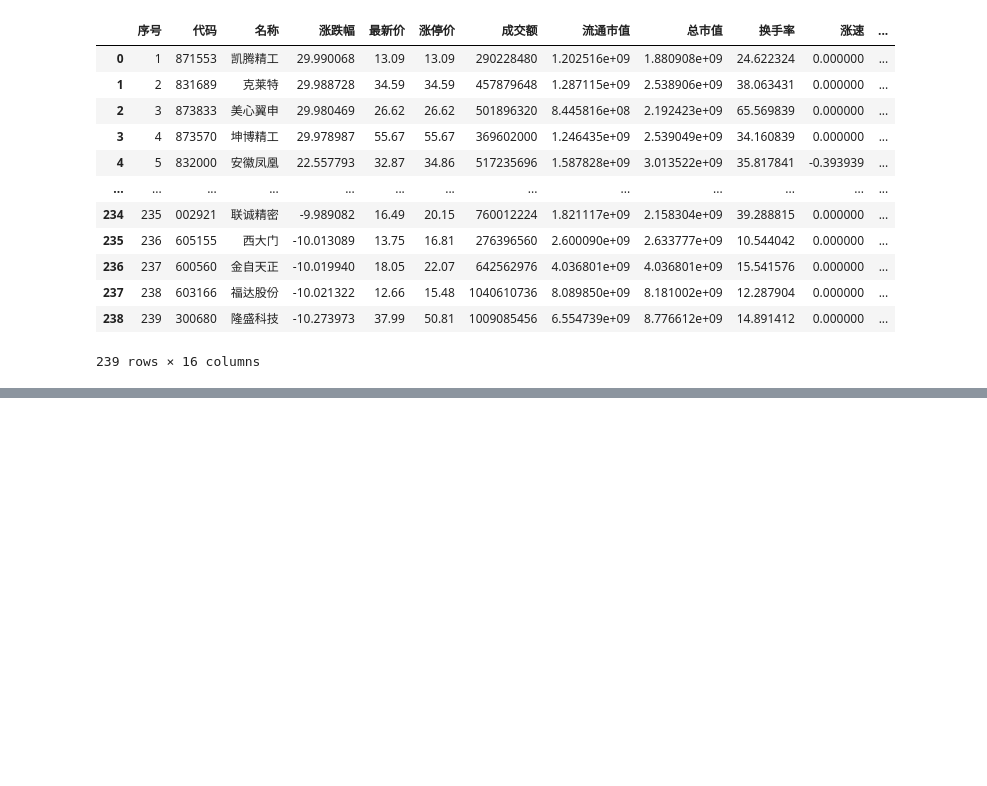
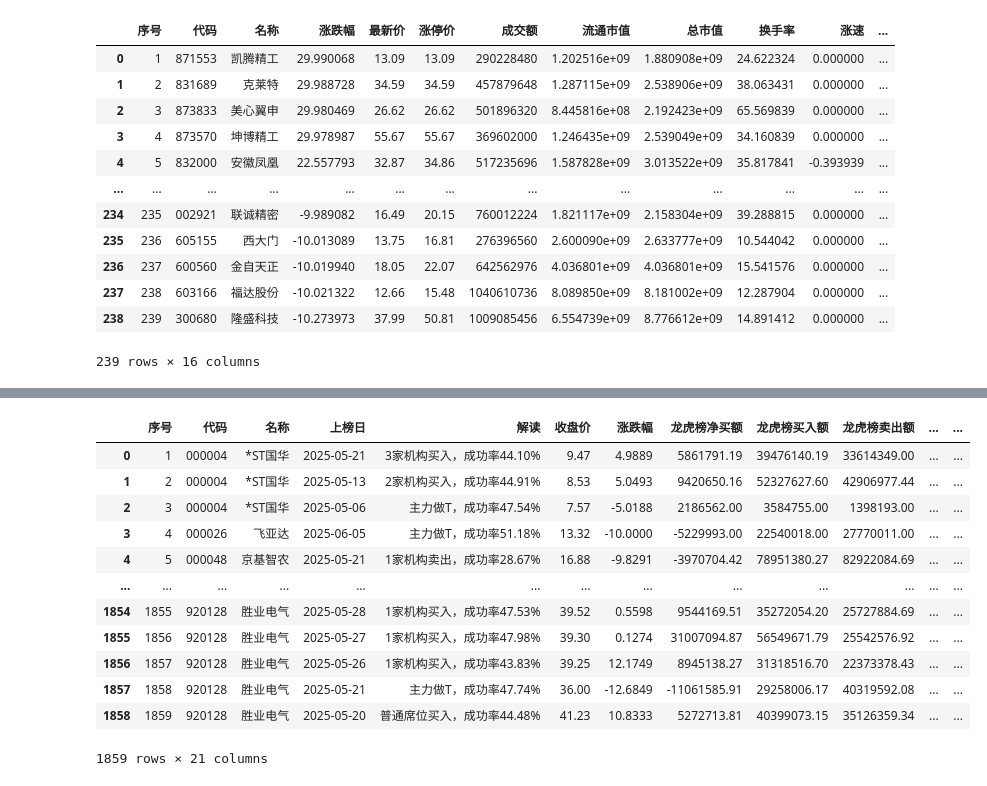
Before and after one commit to EveryFine/GeniusTradeTracker, a Jupyter notebook: tracker/app/akshare/akshare.ipynb, the cells around one changed output, grey strips where cells are left out. Saved outputs shown, nothing was run; the diff lists cells and outputs as text; code cells hidden in the pictures; blank space fills up the shorter version.

```diff
--- a/tracker/app/akshare/akshare.ipynb
+++ b/tracker/app/akshare/akshare.ipynb
@@ -206,0 +534,19 @@ stock_zt_pool_strong_em_df
+# %%
+import akshare as ak
+
+stock_lhb_detail_em_df = ak.stock_lhb_detail_em(start_date="20250503", end_date="20250606")
+stock_lhb_detail_em_df
+# %% [output]
+|  | 序号 | 代码 | 名称 | 上榜日 | 解读 | 收盘价 | 涨跌幅 | 龙虎榜净买额 | 龙虎榜买入额 | 龙虎榜卖出额 | ... | ... |
+| 0 | 1 | 000004 | *ST国华 | 2025-05-21 | 3家机构买入，成功率44.10% | 9.47 | 4.9889 | 5861791.19 | 39476140.19 | 33614349.00 | ... | ... |
+| 1 | 2 | 000004 | *ST国华 | 2025-05-13 | 2家机构买入，成功率44.91% | 8.53 | 5.0493 | 9420650.16 | 52327627.60 | 42906977.44 | ... | ... |
+| 2 | 3 | 000004 | *ST国华 | 2025-05-06 | 主力做T，成功率47.54% | 7.57 | -5.0188 | 2186562.00 | 3584755.00 | 1398193.00 | ... | ... |
+| 3 | 4 | 000026 | 飞亚达 | 2025-06-05 | 主力做T，成功率51.18% | 13.32 | -10.0000 | -5229993.00 | 22540018.00 | 27770011.00 | ... | ... |
+| 4 | 5 | 000048 | 京基智农 | 2025-05-21 | 1家机构卖出，成功率28.67% | 16.88 | -9.8291 | -3970704.42 | 78951380.27 | 82922084.69 | ... | ... |
+| ... | ... | ... | ... | ... | ... | ... | ... | ... | ... | ... | ... | ... |
+| 1854 | 1855 | 920128 | 胜业电气 | 2025-05-28 | 1家机构买入，成功率47.53% | 39.52 | 0.5598 | 9544169.51 | 35272054.20 | 25727884.69 | ... | ... |
+| 1855 | 1856 | 920128 | 胜业电气 | 2025-05-27 | 1家机构买入，成功率47.98% | 39.30 | 0.1274 | 31007094.87 | 56549671.79 | 25542576.92 | ... | ... |
+| 1856 | 1857 | 920128 | 胜业电气 | 2025-05-26 | 1家机构买入，成功率43.83% | 39.25 | 12.1749 | 8945138.27 | 31318516.70 | 22373378.43 | ... | ... |
+| 1857 | 1858 | 920128 | 胜业电气 | 2025-05-21 | 主力做T，成功率47.74% | 36.00 | -12.6849 | -11061585.91 | 29258006.17 | 40319592.08 | ... | ... |
+| 1858 | 1859 | 920128 | 胜业电气 | 2025-05-20 | 普通席位买入，成功率44.48% | 41.23 | 10.8333 | 5272713.81 | 40399073.15 | 35126359.34 | ... | ... |
+1859 rows × 21 columns
```
Also changed, not shown: parts of 59 cells of this notebook, 7 other files.
